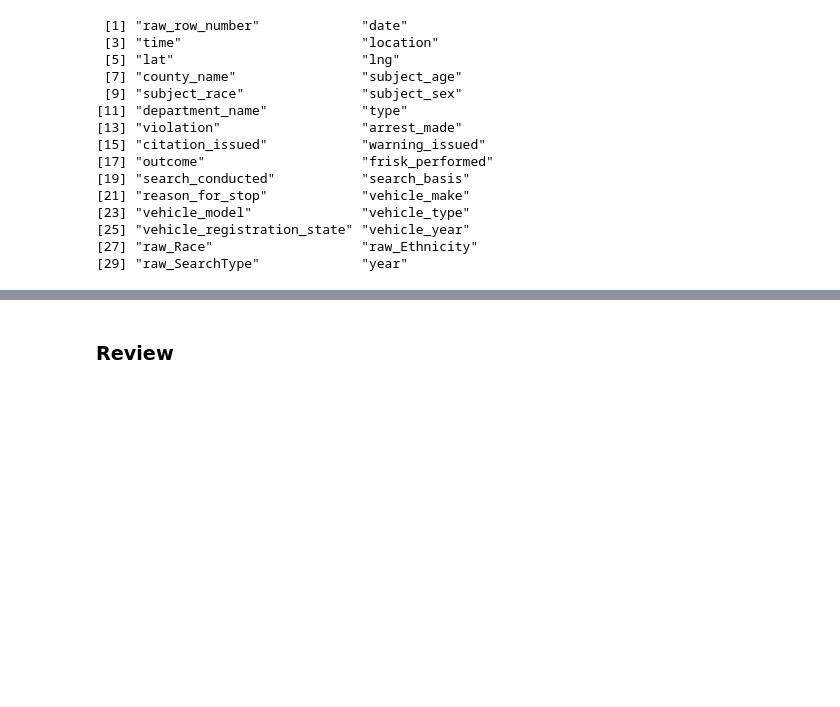
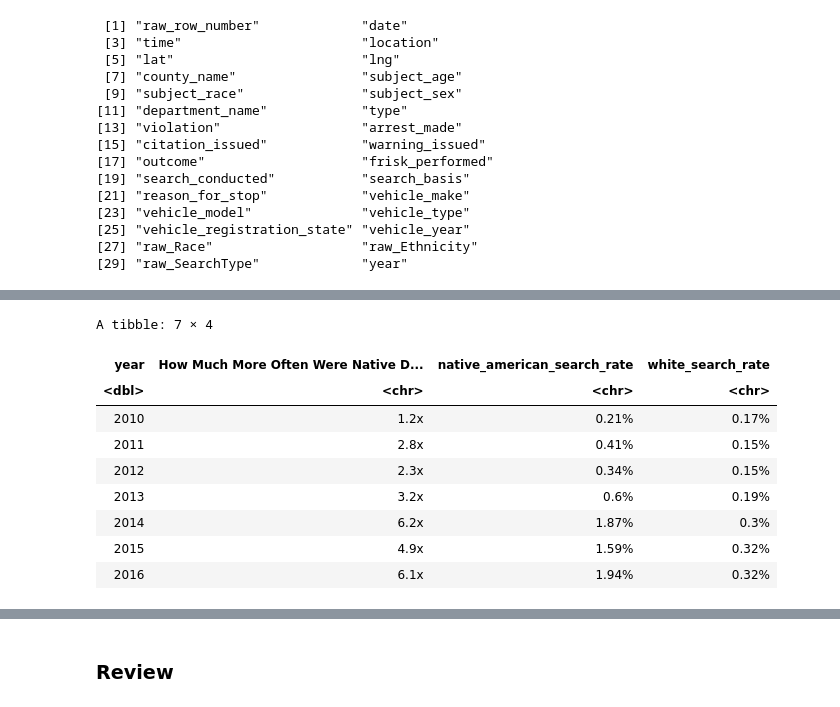
Before and after one commit to mattkiefer/biglocalpolicing, a Jupyter notebook: white_paper.ipynb, the cells around one changed output, grey strips where cells are left out. Drawn from its saved outputs; the diff is of its cells as text; code cells hidden in the pictures; blank space fills up the shorter version.

```diff
--- a/white_paper.ipynb
+++ b/white_paper.ipynb
@@ -128,0 +134,29 @@ Warning message:
+# %%
+data %>%
+    group_by(year, raw_Race) %>%
+    filter(raw_Race %in% c("W", "I"), !is.na(year)) %>%
+    summarise(
+        total_stops = n(),
+        consent_searches = sum(search_basis == "consent", na.rm = TRUE),
+        consent_search_rate = (consent_searches/total_stops) * 100
+    ) %>%
+    select(-total_stops, -consent_searches) %>%
+    spread(key = raw_Race, value = consent_search_rate) %>%
+    ungroup() %>%
+    transmute(
+        year,
+        'How Much More Often Were Native Drivers Stopped' = round(I/W, digits = 1) %>% as.character() %>% paste0("x"),
+        native_american_search_rate = I %>% round(digits = 2) %>% as.character() %>% paste0("%"),
+        white_search_rate = W %>% round(digits = 2) %>% as.character() %>% paste0("%")
+    )
+# %% [output]
+A tibble: 7 × 4
+| year | How Much More Often Were Native D... | native_american_search_rate | white_search_rate |
+| <dbl> | <chr> | <chr> | <chr> |
+| 2010 | 1.2x | 0.21% | 0.17% |
+| 2011 | 2.8x | 0.41% | 0.15% |
+| 2012 | 2.3x | 0.34% | 0.15% |
+| 2013 | 3.2x | 0.6% | 0.19% |
+| 2014 | 6.2x | 1.87% | 0.3% |
+| 2015 | 4.9x | 1.59% | 0.32% |
+| 2016 | 6.1x | 1.94% | 0.32% |
```
Also changed, not shown: parts of 16 cells of this notebook.
